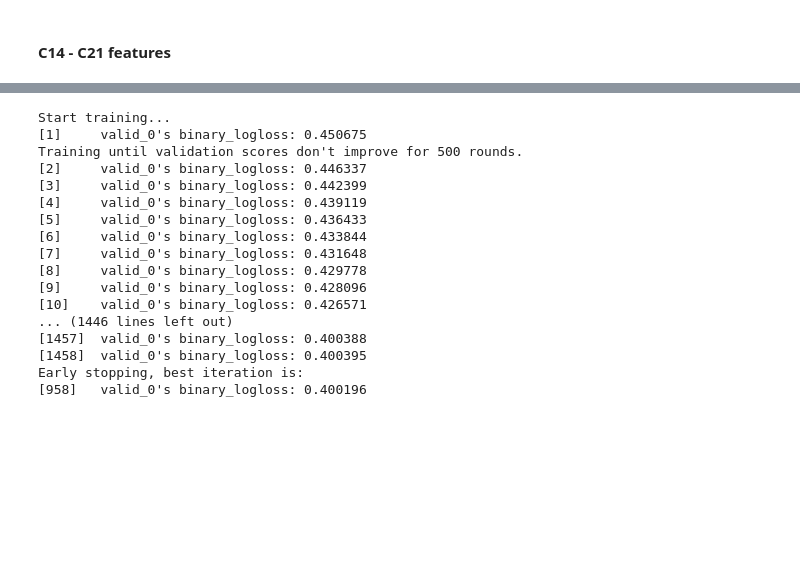
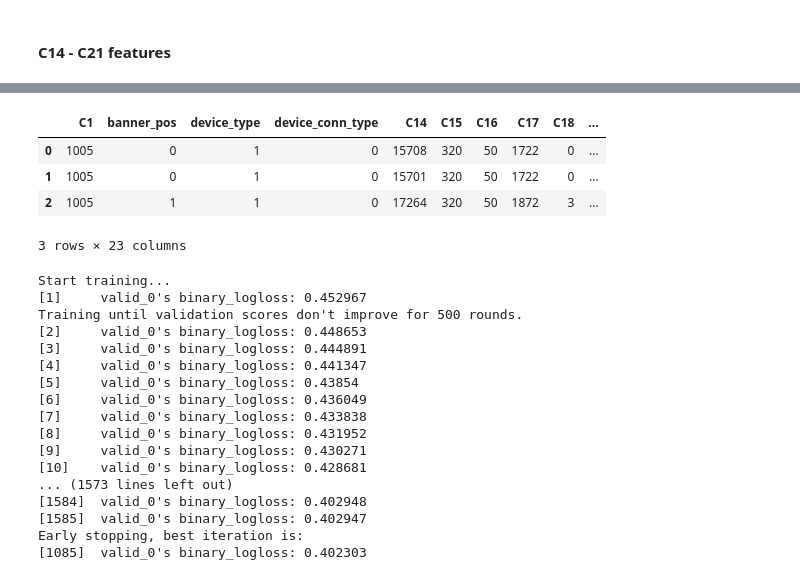
Before and after one commit to longfengpili/Machine-Learning-with-Python, a Jupyter notebook: Click-Through Rate Prediction.ipynb, the cells around one changed output, grey strips where cells are left out. Cells and saved outputs as stored; diff of their text form; code cells hidden in the pictures; blank space fills up the shorter version.

```diff
--- a/Click-Through Rate Prediction.ipynb
+++ b/Click-Through Rate Prediction.ipynb
@@ -844,6 +863,14 @@ y_target = train.click.values
 msk = np.random.rand(len(X_train)) < 0.8
 lgb_train = lgb.Dataset(X_train[msk], y_target[msk])
 lgb_eval = lgb.Dataset(X_train[~msk], y_target[~msk], reference=lgb_train)
+# %%
+X_train[:3]
+# %% [output]
+|  | C1 | banner_pos | device_type | device_conn_type | C14 | C15 | C16 | C17 | C18 | ... |
+| 0 | 1005 | 0 | 1 | 0 | 15708 | 320 | 50 | 1722 | 0 | ... |
+| 1 | 1005 | 0 | 1 | 0 | 15701 | 320 | 50 | 1722 | 0 | ... |
+| 2 | 1005 | 1 | 1 | 0 | 17264 | 320 | 50 | 1872 | 3 | ... |
+3 rows × 23 columns
 # %%
 # specify your configurations as a dict
 params = {
@@ -856,7 +883,7 @@ params = {
     'feature_fraction': 0.7, # will select 70% features before training each tree
     'bagging_fraction': 0.3, #feature_fraction, but this will random select part of data
     'bagging_freq': 5, #  perform bagging at every 5 iteration
-    'verbose': 0
+    'verbose': 1
 }
 
 print('Start training...')
@@ -868,22 +895,22 @@ gbm = lgb.train(params,
                 early_stopping_rounds=500)
 # %% [output]
 Start training...
-[1]     valid_0's binary_logloss: 0.450675
+[1]     valid_0's binary_logloss: 0.452967
 Training until validation scores don't improve for 500 rounds.
-[2]     valid_0's binary_logloss: 0.446337
-[3]     valid_0's binary_logloss: 0.442399
-[4]     valid_0's binary_logloss: 0.439119
-[5]     valid_0's binary_logloss: 0.436433
-[6]     valid_0's binary_logloss: 0.433844
-[7]     valid_0's binary_logloss: 0.431648
-[8]     valid_0's binary_logloss: 0.429778
-[9]     valid_0's binary_logloss: 0.428096
-[10]    valid_0's binary_logloss: 0.426571
-... (1446 lines left out)
-[1457]  valid_0's binary_logloss: 0.400388
-[1458]  valid_0's binary_logloss: 0.400395
+[2]     valid_0's binary_logloss: 0.448653
+[3]     valid_0's binary_logloss: 0.444891
+[4]     valid_0's binary_logloss: 0.441347
+[5]     valid_0's binary_logloss: 0.43854
+[6]     valid_0's binary_logloss: 0.436049
+[7]     valid_0's binary_logloss: 0.433838
+[8]     valid_0's binary_logloss: 0.431952
+[9]     valid_0's binary_logloss: 0.430271
+[10]    valid_0's binary_logloss: 0.428681
+... (1573 lines left out)
+[1584]  valid_0's binary_logloss: 0.402948
+[1585]  valid_0's binary_logloss: 0.402947
 Early stopping, best iteration is:
-[958]   valid_0's binary_logloss: 0.400196
+[1085]  valid_0's binary_logloss: 0.402303
 # %%
 print(gbm.best_score)
 print(gbm.best_iteration)
```
Also changed, not shown: parts of 66 cells of this notebook.
